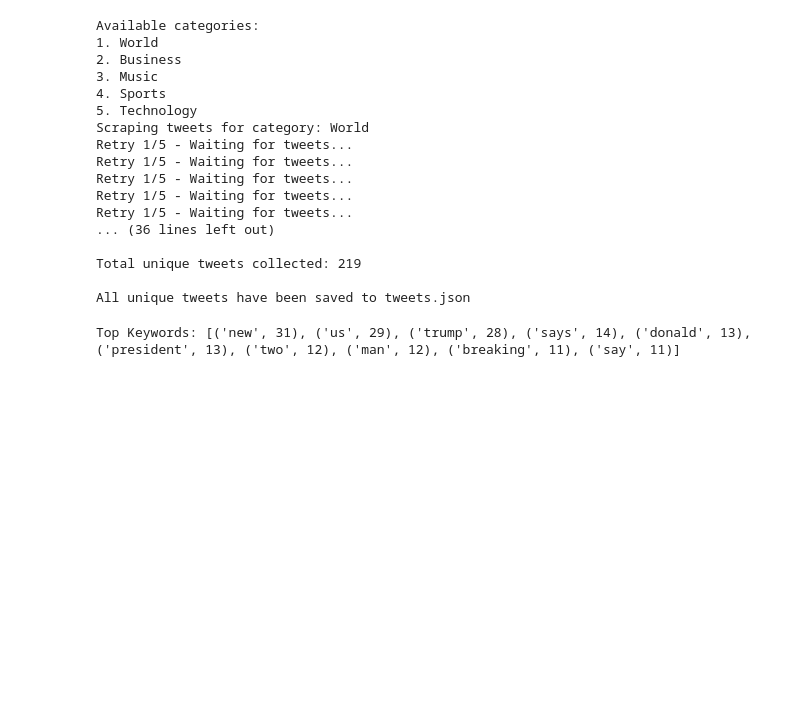
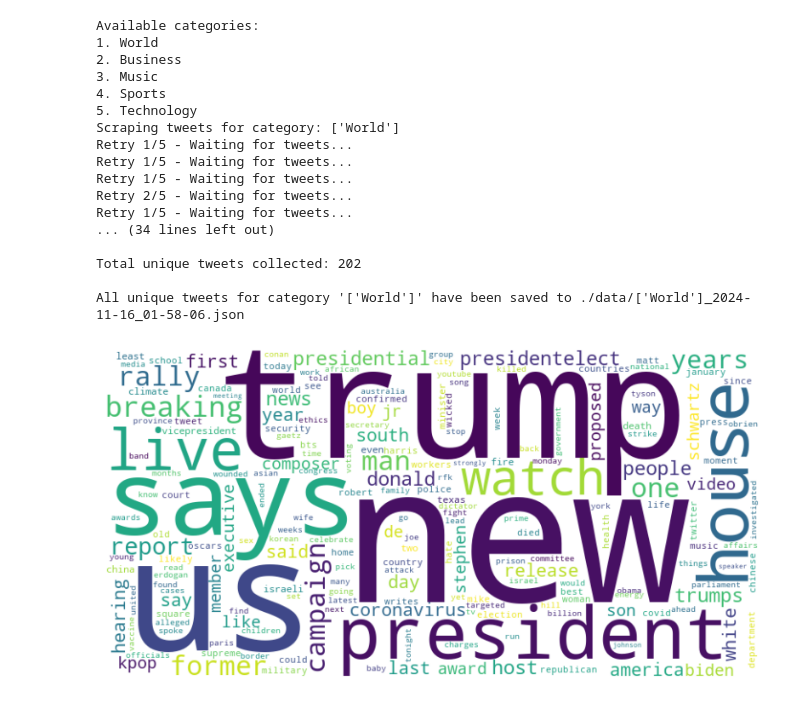
Before and after one commit to ezman102/InsightGlyph, a Jupyter notebook: main.ipynb, the cells around one changed output. Saved outputs shown, nothing was run; the diff lists cells and outputs as text; code cells hidden in the pictures; blank space fills up the shorter version.

```diff
--- a/main.ipynb
+++ b/main.ipynb
@@ -207,5 +224,6 @@ def scrape_multiple_accounts(urls, headless=True, max_retries=5):
 # %%
 if __name__ == "__main__":
+    # Select categories and URLs
     category, urls = select_category()
     print(f"Scraping tweets for category: {category}")
 
@@ -213,10 +231,16 @@ if __name__ == "__main__":
     all_tweets = scrape_multiple_accounts(urls, headless=True)
     print(f"\nTotal unique tweets collected: {len(all_tweets)}\n")
 
-    # Save unique tweets to a JSON file
-    with open("tweets.json", "w", encoding="utf-8") as file:
+    # Get the current time and format it for the filename (e.g., '2024-11-15_13-45-30')
+    timestamp = datetime.datetime.now().strftime("%Y-%m-%d_%H-%M-%S")
+
+    # Create a filename using the category and timestamp (e.g., 'World_2024-11-15_13-45-30.json')
+    json_filename = f"./data/{category}_{timestamp}.json"
+
+    # Save unique tweets to the JSON file with the category and timestamped filename
+    with open(json_filename, "w", encoding="utf-8") as file:
         json.dump(all_tweets, file, ensure_ascii=False, indent=2)
-    print("All unique tweets have been saved to tweets.json")
+    print(f"All unique tweets for category '{category}' have been saved to {json_filename}")
 # %% [output]
 Available categories:
 1. World
@@ -224,34 +248,36 @@ Available categories:
 3. Music
 4. Sports
 5. Technology
-Scraping tweets for category: World
+Scraping tweets for category: ['World']
 Retry 1/5 - Waiting for tweets...
 Retry 1/5 - Waiting for tweets...
 Retry 1/5 - Waiting for tweets...
+Retry 2/5 - Waiting for tweets...
 Retry 1/5 - Waiting for tweets...
-Retry 1/5 - Waiting for tweets...
-... (36 lines left out)
+... (34 lines left out)
 
-Total unique tweets collected: 219
+Total unique tweets collected: 202
 
-All unique tweets have been saved to tweets.json
+All unique tweets for category '['World']' have been saved to ./data/['World']_2024-11-16_01-58-06.json
-# %%
-def preprocess_text(text):
-    text = re.sub(r'http\S+|www\S+|https\S+', '', text, flags=re.MULTILINE)
-    text = re.sub(r"[^a-zA-Z\s]", '', text)
-    words = text.lower().split()
-    return [word for word in words if word not in STOPWORDS and word not in PUNCTUATION]
-
-def extract_keywords(texts, top_n=20):
-    all_words = []
-    for text in texts:
-        all_words.extend(preprocess_text(text))
-    word_counts = Counter(all_words)
-    return word_counts.most_common(top_n)
-
-# Extract top 10 keywords from scraped tweets
-keywords = extract_keywords(all_tweets, top_n=10)
-print("Top Keywords:", keywords)
-# %% [output]
-Top Keywords: [('new', 31), ('us', 29), ('trump', 28), ('says', 14), ('donald', 13), ('president', 13), ('two', 12), ('man', 12), ('breaking', 11), ('say', 11)]
+# %%
+# Preprocess all the tweets and remove stopwords
+processed_tweets = []
+for tweet in all_tweets:
+    words = preprocess_text(tweet)
+    filtered_words = [word for word in words if word not in STOPWORDS]
+    processed_tweets.append(filtered_words)
+
+all_text = " ".join([" ".join(tweet) for tweet in processed_tweets])  # Join each tweet's words
+word_freq = Counter(all_text.split())  # Count the frequency of each word
+
+wordcloud = WordCloud(width=800, height=400, background_color='white').generate_from_frequencies(word_freq)
+
+wordcloud_filename = f"./image/{category}_{timestamp}_wordcloud.png"
+wordcloud.to_file(wordcloud_filename)
+plt.figure(figsize=(10, 5))
+plt.imshow(wordcloud, interpolation='bilinear')
+plt.axis('off')
+plt.show()
+# %% [output]
+[figure, added]
 # %%
```
Also changed, not shown: parts of 8 cells of this notebook, 7 other files.
